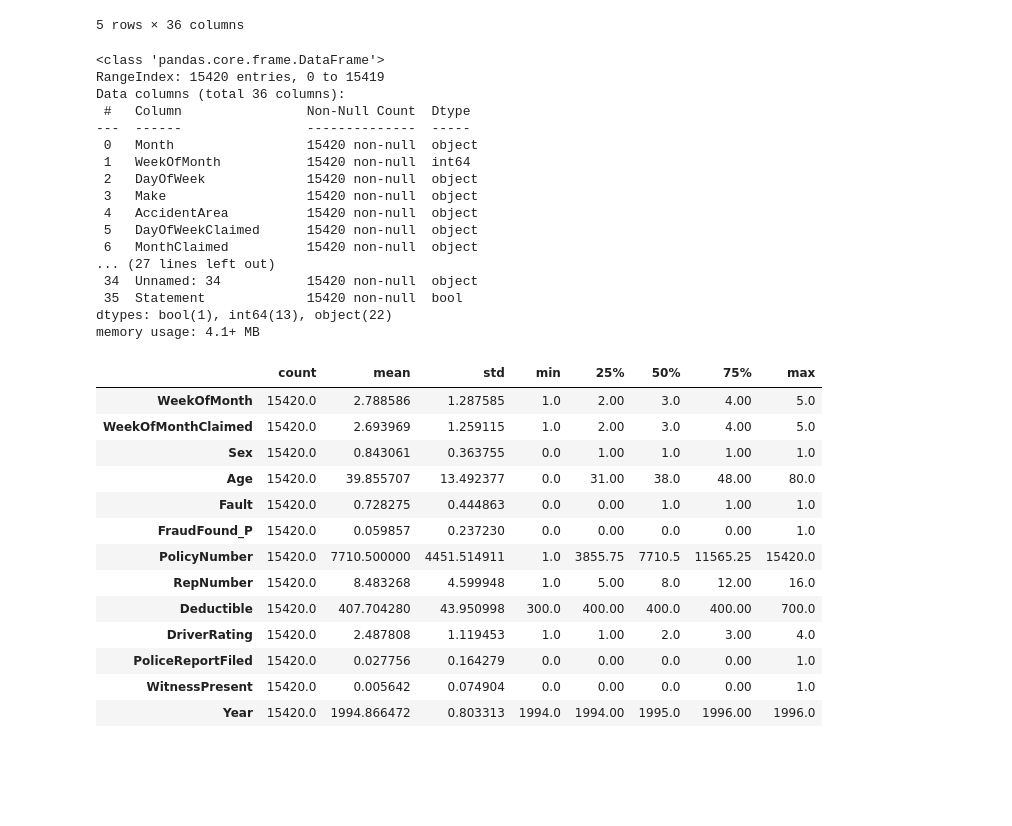
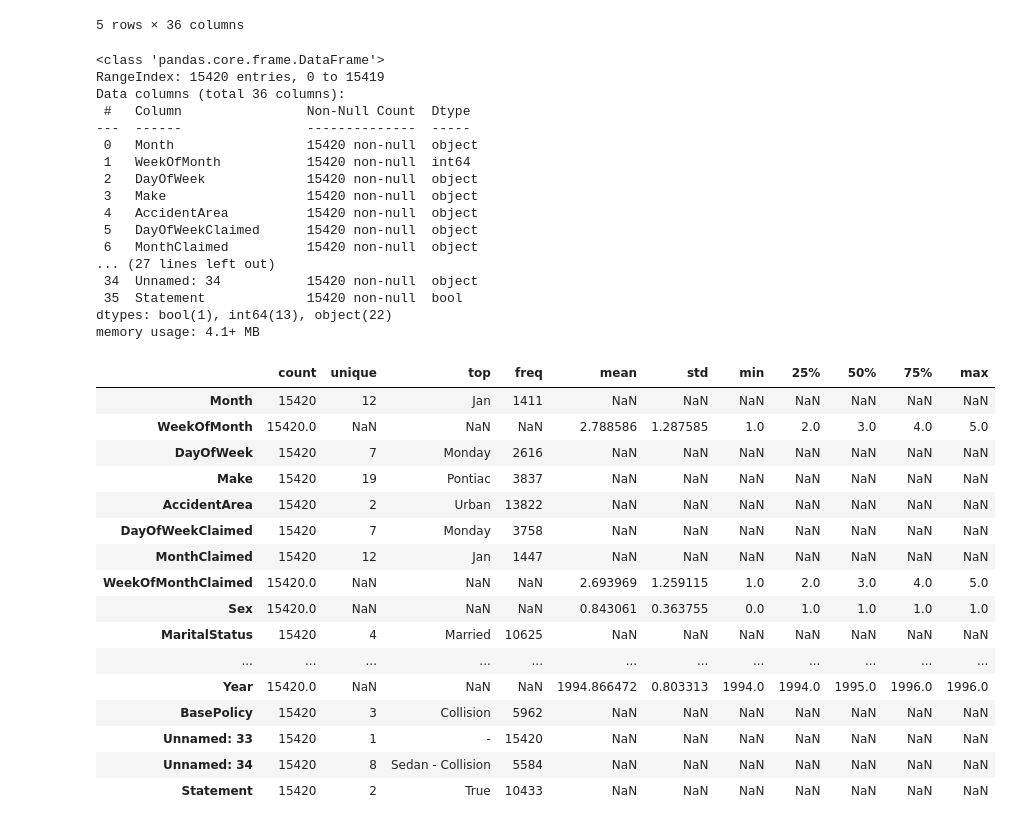
Before and after one commit to Balogunhabeeb14/AXIS, a Jupyter notebook: Notebooks/EDA.ipynb, the cells around one changed output. Cells and saved outputs as stored; diff of their text form; code cells hidden in the pictures; blank space fills up the shorter version.

```diff
--- a/Notebooks/EDA.ipynb
+++ b/Notebooks/EDA.ipynb
@@ -26,9 +31,6 @@ data.head()
 # %%
 # Display basic information about the dataset
 data.info()
-
-# Display summary statistics
-data.describe().T
 # %% [output]
 <class 'pandas.core.frame.DataFrame'>
 RangeIndex: 15420 entries, 0 to 15419
@@ -47,20 +49,27 @@ Data columns (total 36 columns):
  35  Statement             15420 non-null  bool
 dtypes: bool(1), int64(13), object(22)
 memory usage: 4.1+ MB
-|  | count | mean | std | min | 25% | 50% | 75% | max |
-| WeekOfMonth | 15420.0 | 2.788586 | 1.287585 | 1.0 | 2.00 | 3.0 | 4.00 | 5.0 |
-| WeekOfMonthClaimed | 15420.0 | 2.693969 | 1.259115 | 1.0 | 2.00 | 3.0 | 4.00 | 5.0 |
-| Sex | 15420.0 | 0.843061 | 0.363755 | 0.0 | 1.00 | 1.0 | 1.00 | 1.0 |
-| Age | 15420.0 | 39.855707 | 13.492377 | 0.0 | 31.00 | 38.0 | 48.00 | 80.0 |
-| Fault | 15420.0 | 0.728275 | 0.444863 | 0.0 | 0.00 | 1.0 | 1.00 | 1.0 |
-| FraudFound_P | 15420.0 | 0.059857 | 0.237230 | 0.0 | 0.00 | 0.0 | 0.00 | 1.0 |
-| PolicyNumber | 15420.0 | 7710.500000 | 4451.514911 | 1.0 | 3855.75 | 7710.5 | 11565.25 | 15420.0 |
-| RepNumber | 15420.0 | 8.483268 | 4.599948 | 1.0 | 5.00 | 8.0 | 12.00 | 16.0 |
-| Deductible | 15420.0 | 407.704280 | 43.950998 | 300.0 | 400.00 | 400.0 | 400.00 | 700.0 |
-| DriverRating | 15420.0 | 2.487808 | 1.119453 | 1.0 | 1.00 | 2.0 | 3.00 | 4.0 |
-| PoliceReportFiled | 15420.0 | 0.027756 | 0.164279 | 0.0 | 0.00 | 0.0 | 0.00 | 1.0 |
-| WitnessPresent | 15420.0 | 0.005642 | 0.074904 | 0.0 | 0.00 | 0.0 | 0.00 | 1.0 |
-| Year | 15420.0 | 1994.866472 | 0.803313 | 1994.0 | 1994.00 | 1995.0 | 1996.00 | 1996.0 |
+# %%
+# Display summary statistics
+data.describe(include='all').T
+# %% [output]
+|  | count | unique | top | freq | mean | std | min | 25% | 50% | 75% | max |
+| Month | 15420 | 12 | Jan | 1411 | NaN | NaN | NaN | NaN | NaN | NaN | NaN |
+| WeekOfMonth | 15420.0 | NaN | NaN | NaN | 2.788586 | 1.287585 | 1.0 | 2.0 | 3.0 | 4.0 | 5.0 |
+| DayOfWeek | 15420 | 7 | Monday | 2616 | NaN | NaN | NaN | NaN | NaN | NaN | NaN |
+| Make | 15420 | 19 | Pontiac | 3837 | NaN | NaN | NaN | NaN | NaN | NaN | NaN |
+| AccidentArea | 15420 | 2 | Urban | 13822 | NaN | NaN | NaN | NaN | NaN | NaN | NaN |
+| DayOfWeekClaimed | 15420 | 7 | Monday | 3758 | NaN | NaN | NaN | NaN | NaN | NaN | NaN |
+| MonthClaimed | 15420 | 12 | Jan | 1447 | NaN | NaN | NaN | NaN | NaN | NaN | NaN |
+| WeekOfMonthClaimed | 15420.0 | NaN | NaN | NaN | 2.693969 | 1.259115 | 1.0 | 2.0 | 3.0 | 4.0 | 5.0 |
+| Sex | 15420.0 | NaN | NaN | NaN | 0.843061 | 0.363755 | 0.0 | 1.0 | 1.0 | 1.0 | 1.0 |
+| MaritalStatus | 15420 | 4 | Married | 10625 | NaN | NaN | NaN | NaN | NaN | NaN | NaN |
+| ... | ... | ... | ... | ... | ... | ... | ... | ... | ... | ... | ... |
+| Year | 15420.0 | NaN | NaN | NaN | 1994.866472 | 0.803313 | 1994.0 | 1994.0 | 1995.0 | 1996.0 | 1996.0 |
+| BasePolicy | 15420 | 3 | Collision | 5962 | NaN | NaN | NaN | NaN | NaN | NaN | NaN |
+| Unnamed: 33 | 15420 | 1 | - | 15420 | NaN | NaN | NaN | NaN | NaN | NaN | NaN |
+| Unnamed: 34 | 15420 | 8 | Sedan - Collision | 5584 | NaN | NaN | NaN | NaN | NaN | NaN | NaN |
+| Statement | 15420 | 2 | True | 10433 | NaN | NaN | NaN | NaN | NaN | NaN | NaN |
 # %% [markdown]
 # Metadata Brief:
 
```
Also changed, not shown: parts of 19 cells of this notebook.
